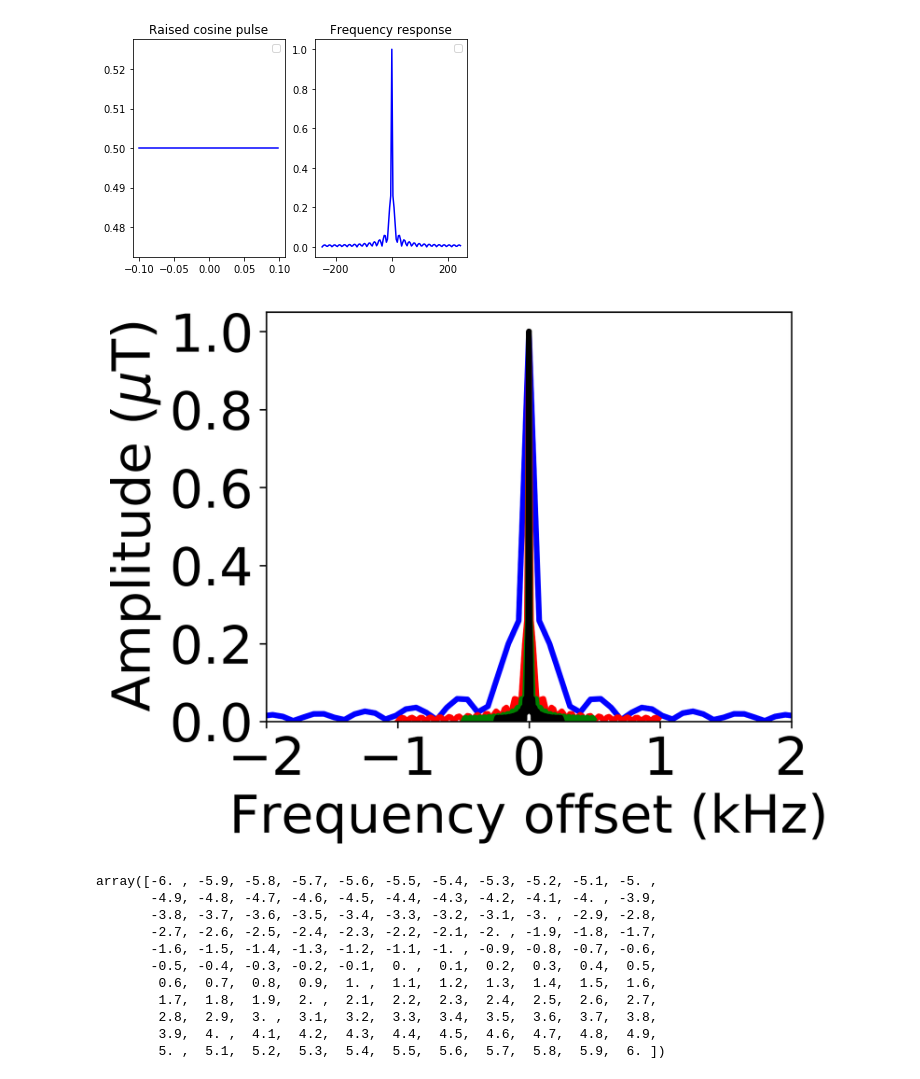
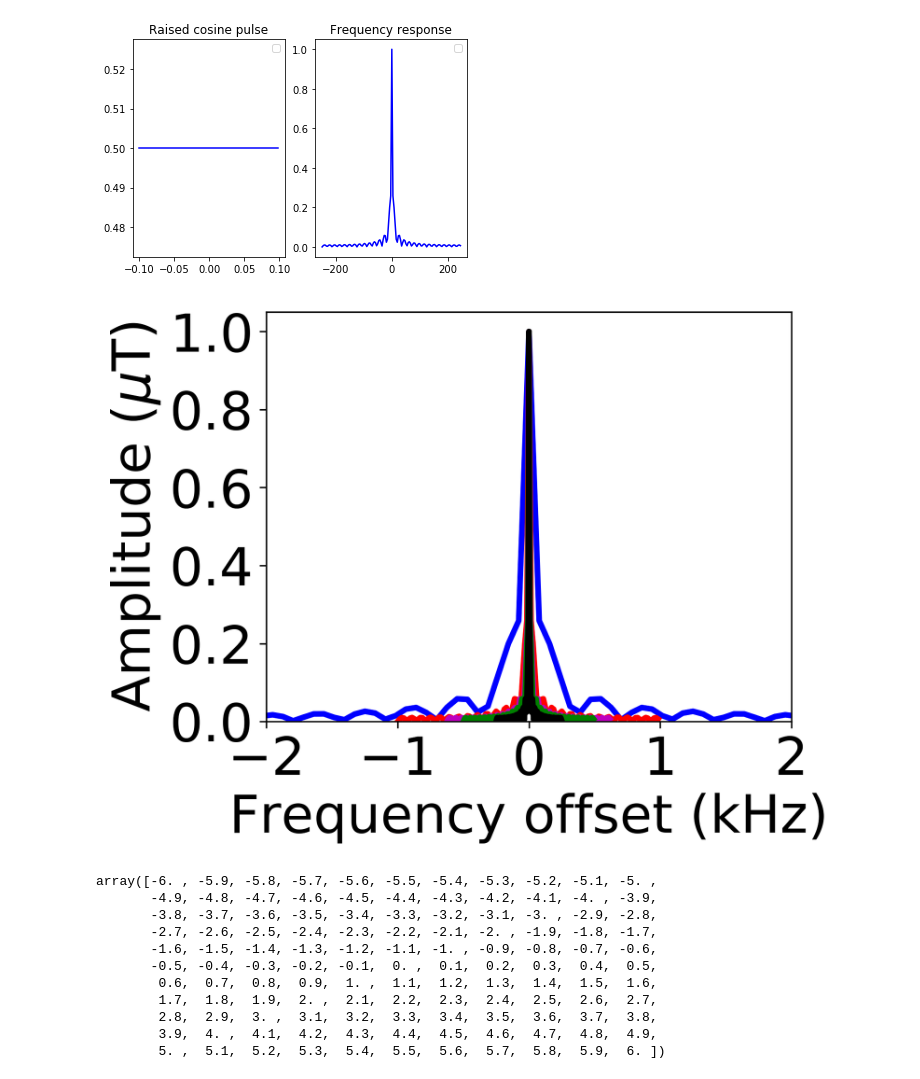
Before and after one commit to ChongxueBie/RF-labeling-techniques-in-CEST-MRI, a Jupyter notebook: py2-pulsedCEST-shapes-alpha-PTR-Figure5&6.ipynb, the cells around one changed output. Saved outputs shown, nothing was run; the diff lists cells and outputs as text; code cells hidden in the pictures.

```diff
--- a/py2-pulsedCEST-shapes-alpha-PTR-Figure5&6.ipynb
+++ b/py2-pulsedCEST-shapes-alpha-PTR-Figure5&6.ipynb
@@ -756,40 +458,40 @@ from scipy.fftpack import fft, fftshift
 # Tsym = 0.1 # Symbol duration in seconds
 L = 100. # oversampling rate, each symbol contains L samples
 span = 1. # filter span in symbols
-Tsym= [10/1000.,50/1000.,100/1000.,200/1000.] # RC roll-off factors - valid range 0 to 1
+Tsym= [10/1000.,50/1000.,80/1000.,100/1000.,200/1000.] # RC roll-off factors - valid range 0 to 1
 # Fs = L/Tsym # sampling frequency
-lineColors = ['b','r','g','k']
+lineColors = ['b','r','m','g','k']
 figure(figsize=(5,4),dpi=300)
 
 for i, Tsym_use in enumerate(Tsym):
     Fs = L/Tsym_use
     b = raisedRecDesign(span,L,0.5) # RC Pulse design
 
     # time base for symbol duration
     t = Tsym_use* np.arange(-span/2, span/2, 1/L)
 
     # plot time domain view
 #     xlim(-10,10)
 
     #Compute FFT and plot double sided frequency domain view
     NFFT = 1<<(len(b)-1).bit_length() #Set FFT length = nextpower2(len(b))
     vals = fftshift(fft(b,NFFT))
     freqs = Fs* np.arange(-NFFT/2,NFFT/2)/NFFT
     plot(freqs/1000.,abs(vals)/abs(vals[len(vals)//2]),lineColors[i],lw = 3,label=r't$_{dur}$ = '+str(Tsym_use) + r's')
     xlim(-2,2)
     ylim(0,1.05)
 #     legend()
     tick_params(labelsize=28)
     xlabel('Frequency offset (kHz)',fontsize=28)
     xticks([-2,-1,0,1,2])
     yticks([0,0.2,0.4,0.6,0.8,1.0])
     ylabel('Amplitude ($\mu$T)',fontsize=28)
 #     ylabel('Amplitude',fontsize=28)
 #     legend(loc='upper left',frameon=False, fontsize=10)
 
 fig.show()
 # %% [output]
-[figure, old version]
+[figure, new version]
 # %%
 save_dir='/Volumes/T7/CEST_labeling/data/pulse_shape/7T/'
 
```
Also changed, not shown: parts of 25 cells of this notebook.
